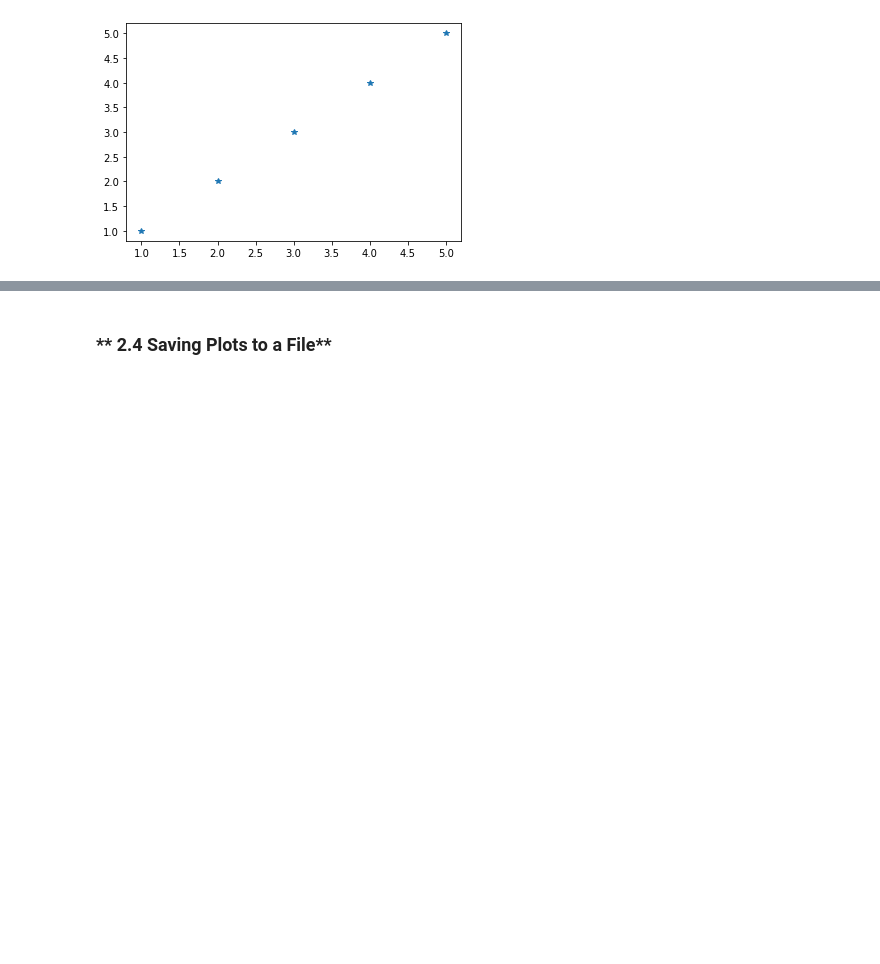
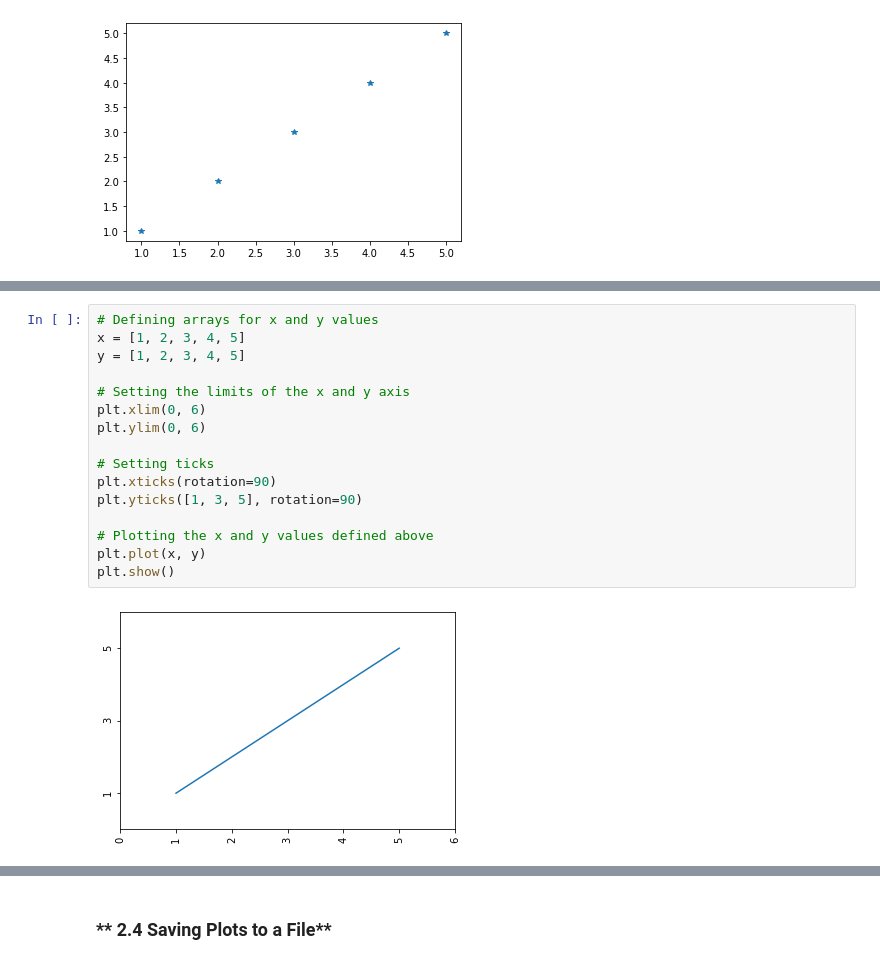
Before and after one commit to ssteffens/fundamentals-data-analysis-assessment, a Jupyter notebook: pyplot.ipynb, the cells around one changed output, grey strips where cells are left out. Drawn from its saved outputs; the diff is of its cells as text; blank space fills up the shorter version.

```diff
--- a/pyplot.ipynb
+++ b/pyplot.ipynb
@@ -106,0 +203,18 @@ plt.plot(x, y, '*')
+# %%
+# Defining arrays for x and y values
+x = [1, 2, 3, 4, 5]
+y = [1, 2, 3, 4, 5]
+
+# Setting the limits of the x and y axis
+plt.xlim(0, 6)
+plt.ylim(0, 6)
+
+# Setting ticks
+plt.xticks(rotation=90)
+plt.yticks([1, 3, 5], rotation=90)
+
+# Plotting the x and y values defined above
+plt.plot(x, y)
+plt.show()
+# %% [output]
+[figure, added]
```
Also changed, not shown: parts of 17 cells of this notebook.
